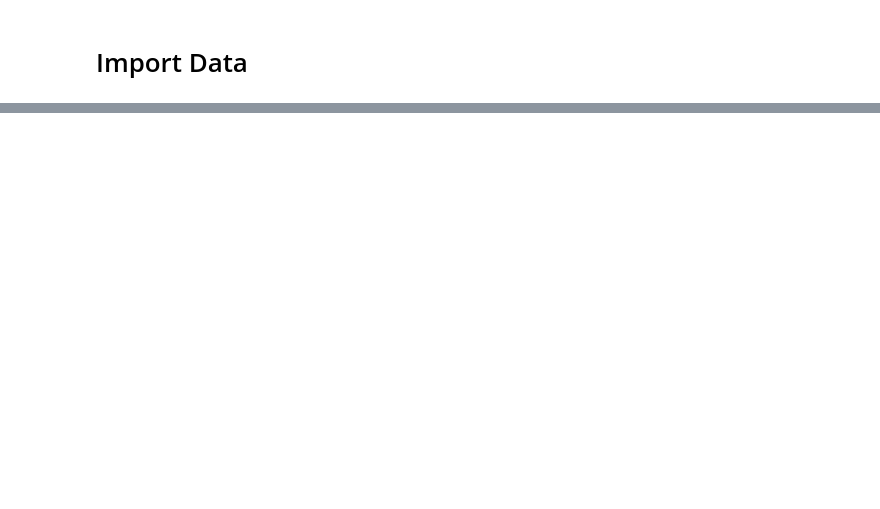
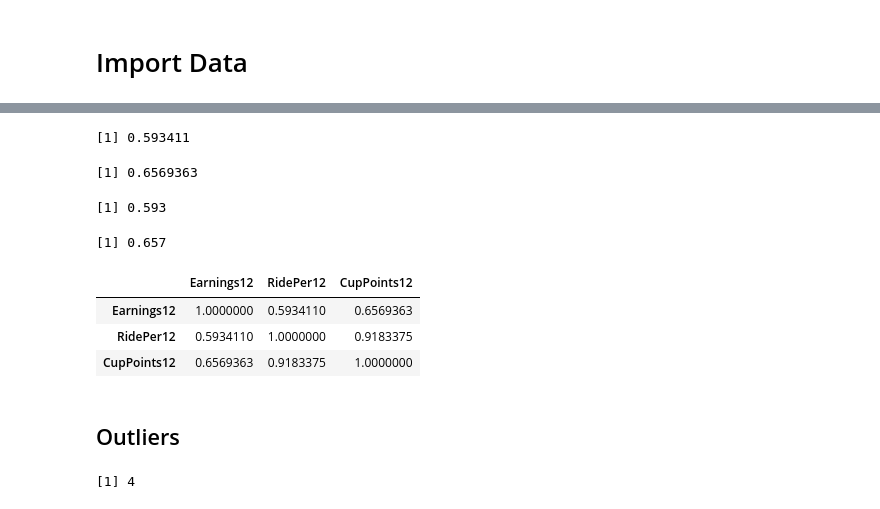
Before and after one commit to sharifahmad2061/foundation_of_data_analysis, a Jupyter notebook: Lab 01 Week 03.ipynb, the cells around one changed output, grey strips where cells are left out. Saved outputs shown, nothing was run; the diff lists cells and outputs as text; code cells hidden in the pictures; blank space fills up the shorter version.

```diff
--- a/Lab 01 Week 03.ipynb
+++ b/Lab 01 Week 03.ipynb
@@ -26,0 +77,25 @@ bd
+# %%
+cor(br12$RidePer12,br12$Earnings12)
+cor(br12$CupPoints12,br12$Earnings12)
+# %% [output]
+[1] 0.593411
+[1] 0.6569363
+# %%
+round(cor(br12$RidePer12,br12$Earnings12),3)
+round(cor(br12$CupPoints12,br12$Earnings12),3)
+# %% [output]
+[1] 0.593
+[1] 0.657
+# %%
+cor(br12[,c('Earnings12','RidePer12','CupPoints12')])
+# %% [output]
+|  | Earnings12 | RidePer12 | CupPoints12 |
+| Earnings12 | 1.0000000 | 0.5934110 | 0.6569363 |
+| RidePer12 | 0.5934110 | 1.0000000 | 0.9183375 |
+| CupPoints12 | 0.6569363 | 0.9183375 | 1.0000000 |
+# %% [markdown]
+## Outliers
+# %%
+which(br12$Earnings12 == max(br12$Earnings12))
+# %% [output]
+[1] 4
```
Also changed, not shown: parts of 15 cells of this notebook.
